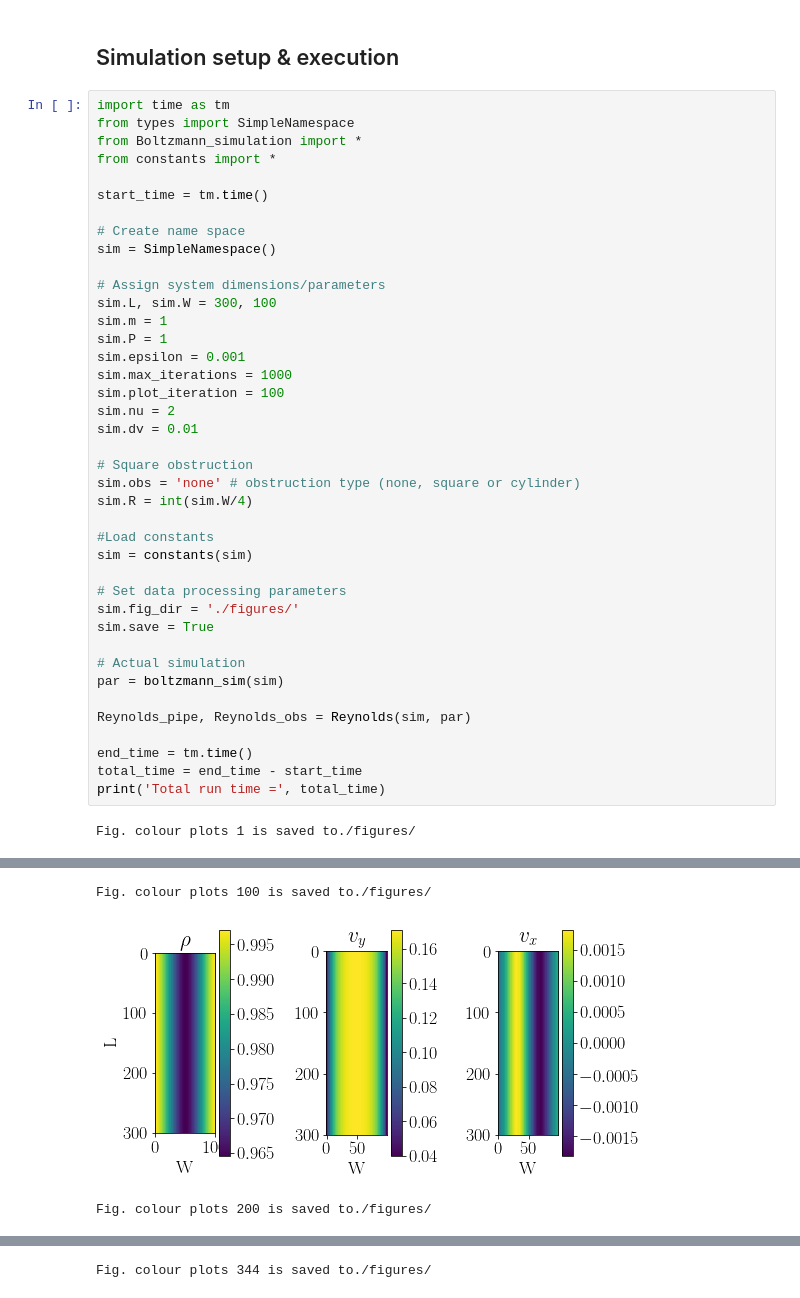
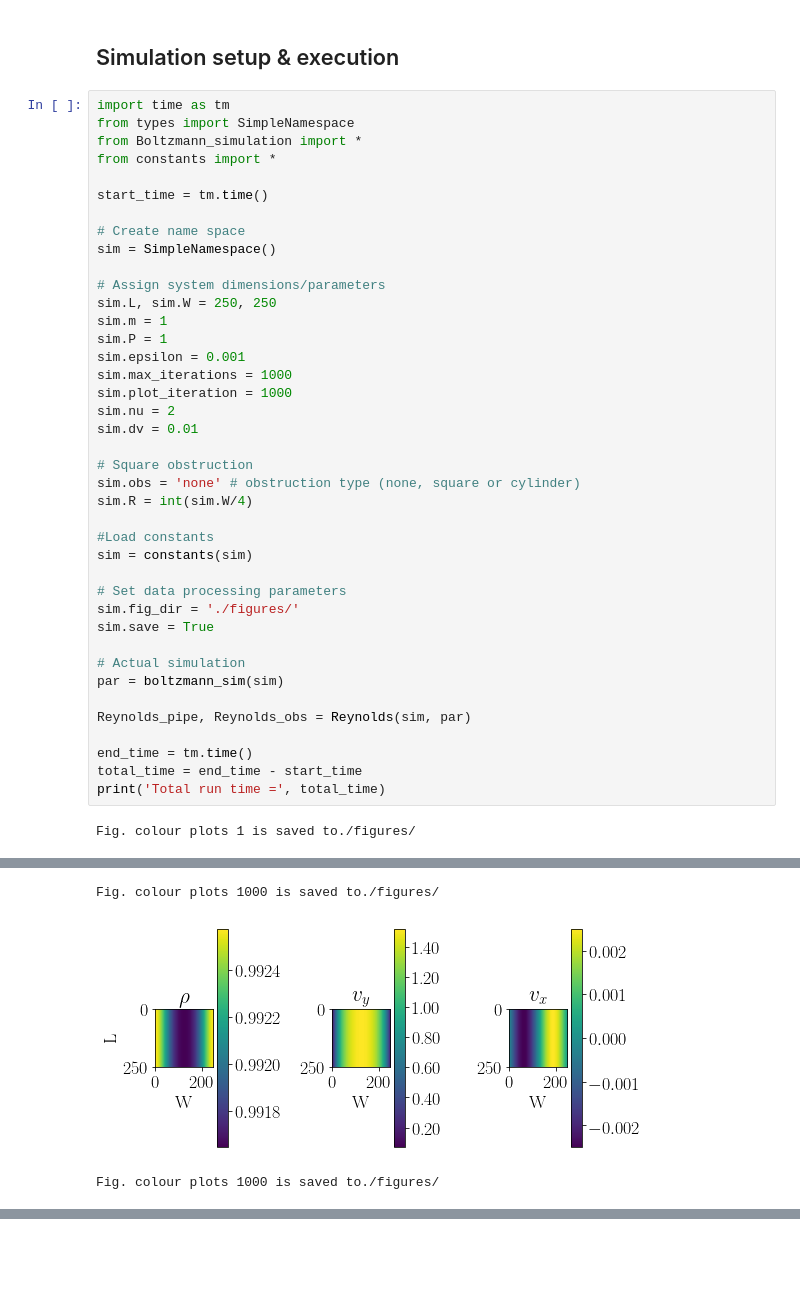
Before and after one commit to VHeusinkveld/CP3-lattice-boltzmann_model, a Jupyter notebook: Excecute_simulation.ipynb, the cells around one changed output, grey strips where cells are left out. Cells and saved outputs as stored; diff of their text form; blank space fills up the shorter version.

```diff
--- a/Excecute_simulation.ipynb
+++ b/Excecute_simulation.ipynb
@@ -14,12 +14,12 @@ start_time = tm.time()
 sim = SimpleNamespace()
 
 # Assign system dimensions/parameters
-sim.L, sim.W = 300, 100
+sim.L, sim.W = 250, 250
 sim.m = 1
 sim.P = 1
 sim.epsilon = 0.001
 sim.max_iterations = 1000
-sim.plot_iteration = 100
+sim.plot_iteration = 1000
 sim.nu = 2
 sim.dv = 0.01
 
@@ -48,3 +48,3 @@ Fig. colour plots 1 is saved to./figures/
-Fig. colour plots 100 is saved to./figures/
+Fig. colour plots 1000 is saved to./figures/
-[figure, old version]
+[figure, new version]
-Fig. colour plots 200 is saved to./figures/
+Fig. colour plots 1000 is saved to./figures/
@@ -54 +56,0 @@ Fig. colour plots 300 is saved to./figures/
-Fig. colour plots 344 is saved to./figures/
```
Also changed, not shown: parts of 5 cells of this notebook, 9 other files.
